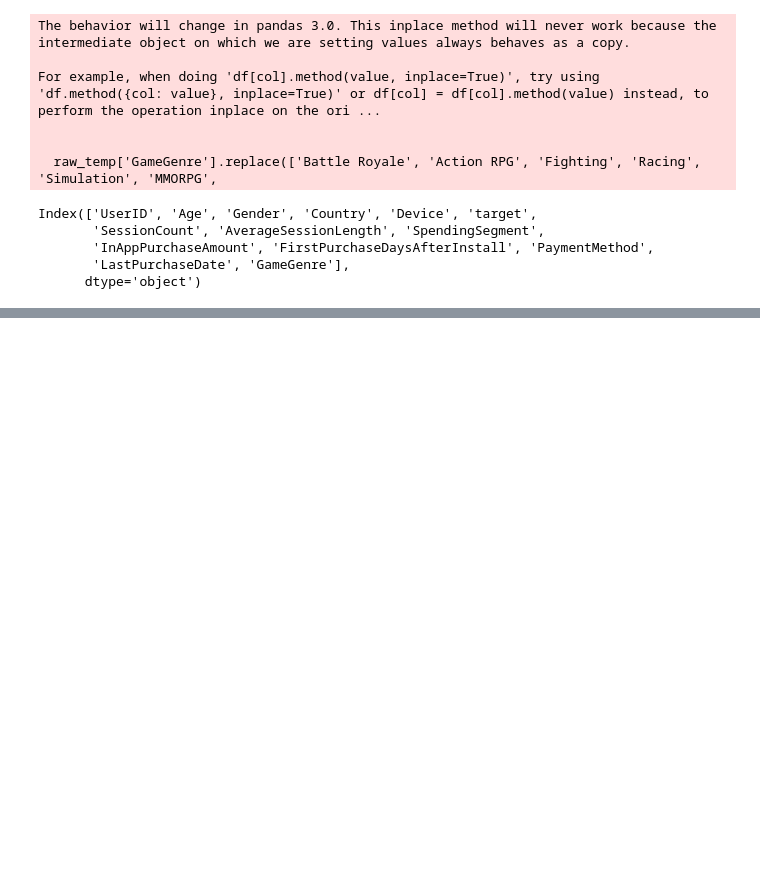
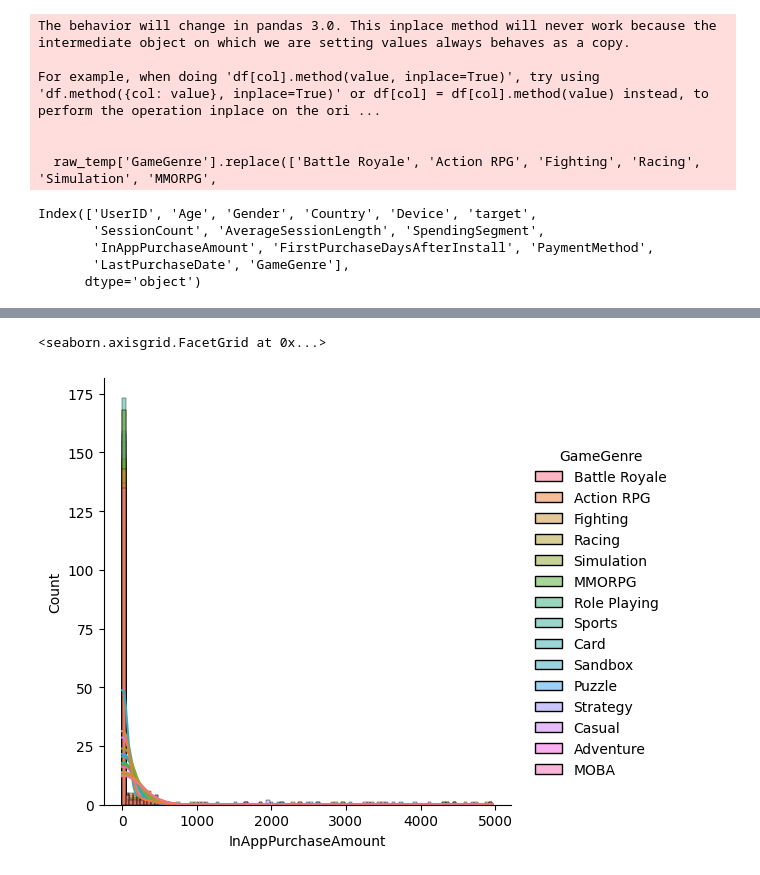
Before and after one commit to heyin-start/2025_FinalProject_-00101010-, a Jupyter notebook: finalProjectCode.ipynb, the cells around one changed output, grey strips where cells are left out. Saved outputs shown, nothing was run; the diff lists cells and outputs as text; code cells hidden in the pictures; blank space fills up the shorter version.

```diff
--- a/finalProjectCode.ipynb
+++ b/finalProjectCode.ipynb
@@ -183,0 +210,6 @@ R2 score: 0, regression model failed, k=9
+# %%
+# displot for average session length
+sns.displot(data=raw_temp, x='InAppPurchaseAmount', hue='GameGenre', kde=True)
+# %% [output]
+<seaborn.axisgrid.FacetGrid at 0x...>
+[figure, added]
```
Also changed, not shown: parts of 22 cells of this notebook.
